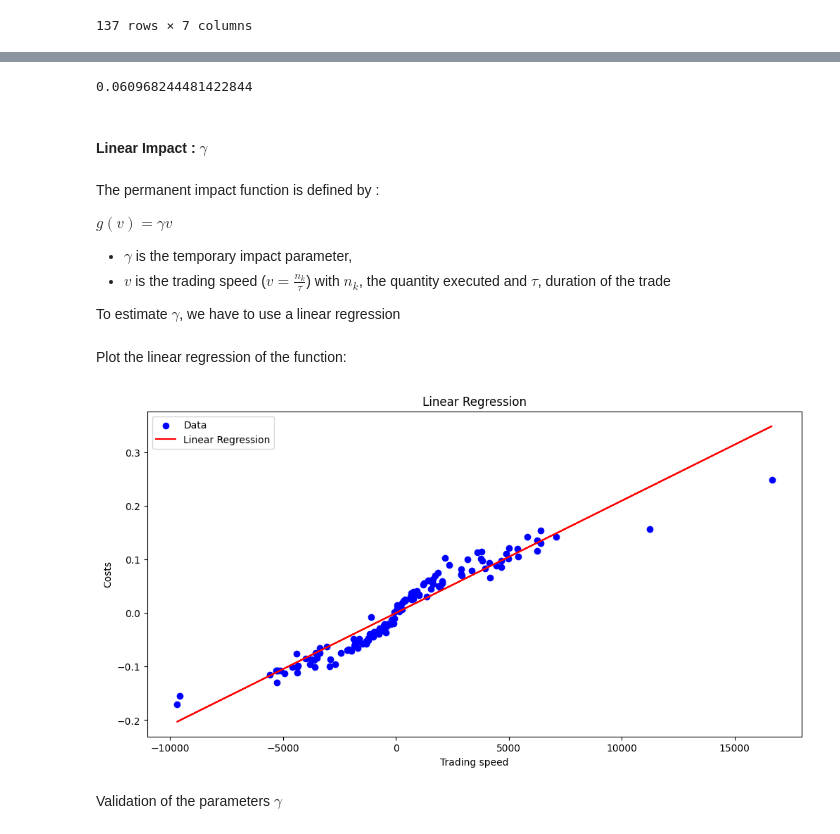
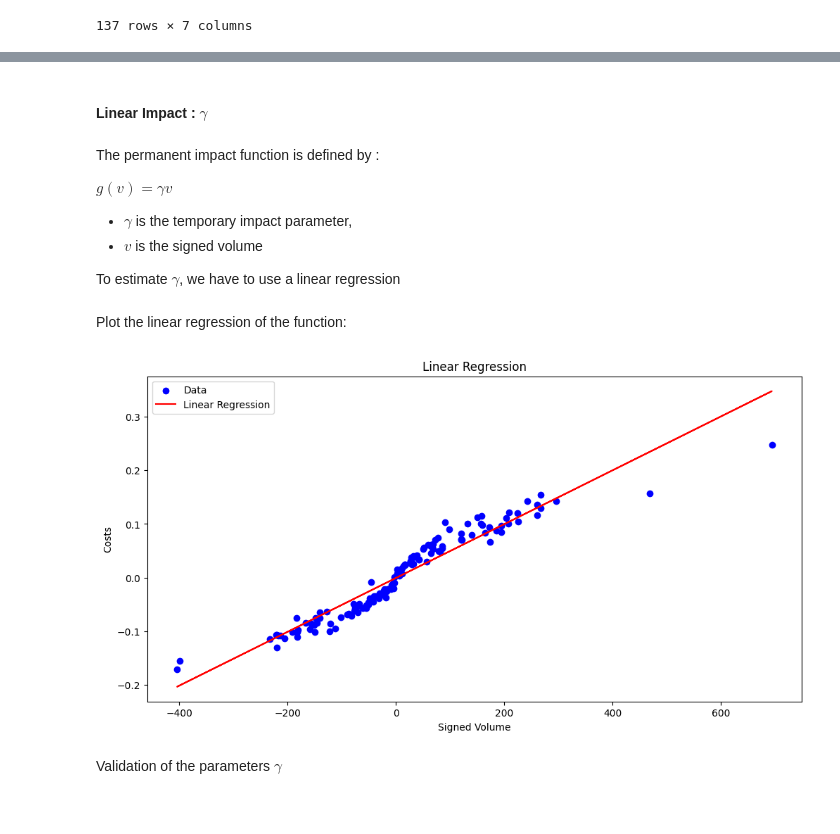
Before and after one commit to nathan6292/Market-Risk-Final-Project, a Jupyter notebook: Nathan_Fleury, Julien_Gilles - Project.ipynb, the cells around one changed output, grey strips where cells are left out. Cells and saved outputs as stored; diff of their text form; code cells hidden in the pictures.

```diff
--- a/Nathan_Fleury, Julien_Gilles - Project.ipynb
+++ b/Nathan_Fleury, Julien_Gilles - Project.ipynb
@@ -1948,8 +1939,3 @@ data
-# %%
-volatility = data['returns'].std()*np.sqrt(252*24)
-volatility
-# %% [output]
-0.060968244481422844
 # %% [markdown]
 #### Linear Impact : $\gamma$
 # %% [markdown]
@@ -1960,39 +1946,45 @@ g(v) = \gamma v
 $
 
 - $\gamma$ is the temporary impact parameter,
-- $v$ is the trading speed ($v=\frac{n_k}{\tau}$) with $n_k$, the quantity executed and $\tau$, duration of the trade
+- $v$ is the signed volume
 
 To estimate $\gamma$, we have to use a linear regression
 # %%
 def linear_regression(X, y):
-    X_mean = np.mean(X)
+    X_mean = np.mean(X, axis=1)
     y_mean = np.mean(y)
 
-    beta = np.sum((X - X_mean)*(y - y_mean))/np.sum((X - X_mean)**2)
+
+    XtX = np.dot(X.T, X)
+    Xty = np.dot(X.T, y)
+    beta = np.dot(np.linalg.inv(XtX),Xty)
 
     return beta
 # %% [markdown]
 Plot the linear regression of the function:
 # %%
-# In the exericse, the time interval is 1 hour
 tau = 1/24
 
-v = data['volume of the transaction (if known)']/tau
-cost = data['costs']
+v = data['volume of the transaction (if known)'].values
+cost = data['costs'].values
 
-gamma = linear_regression(v, cost)
+X_eta = np.column_stack((np.ones(len(v)), v))
+
+gamma = linear_regression(X_eta, cost)
+
+prediction = np.dot(X_eta, gamma)
 
 # Plot the linear regression
 plt.figure(figsize=(12, 6))
 plt.scatter(v, cost, color='blue', label='Data')
-plt.plot(v, gamma*v, color='red', label='Linear Regression')
+plt.plot(v, prediction, color='red', label='Linear Regression')
 plt.title('Linear Regression')
-plt.xlabel('Trading speed')
+plt.xlabel('Signed Volume')
 plt.ylabel('Costs')
 plt.legend()
 plt.show()
 # %% [output]
-[figure, old version]
+[figure, new version]
 # %% [markdown]
 Validation of the parameters $\gamma$
 # %% [markdown]
```
Also changed, not shown: parts of 9 cells of this notebook, 1 other file.
